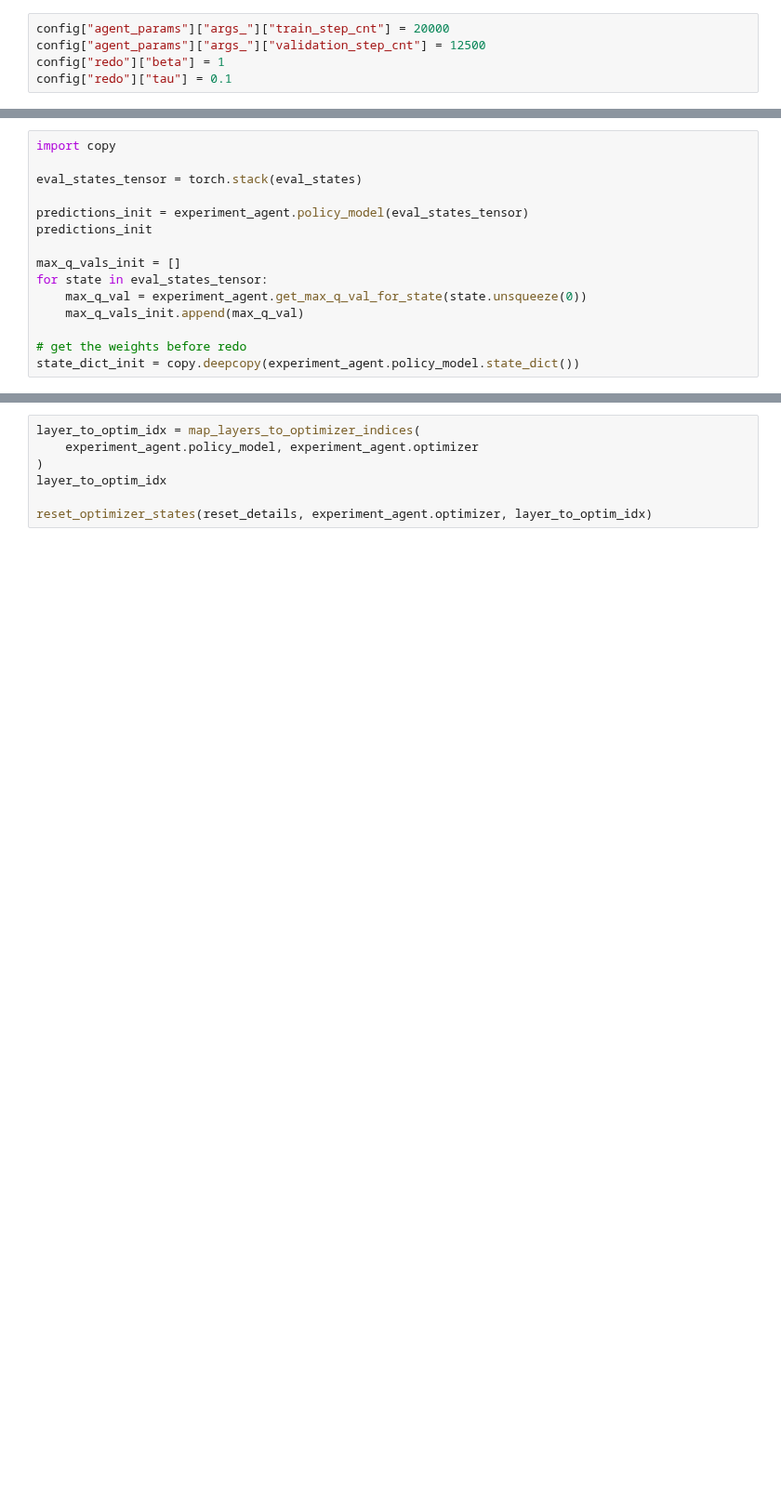
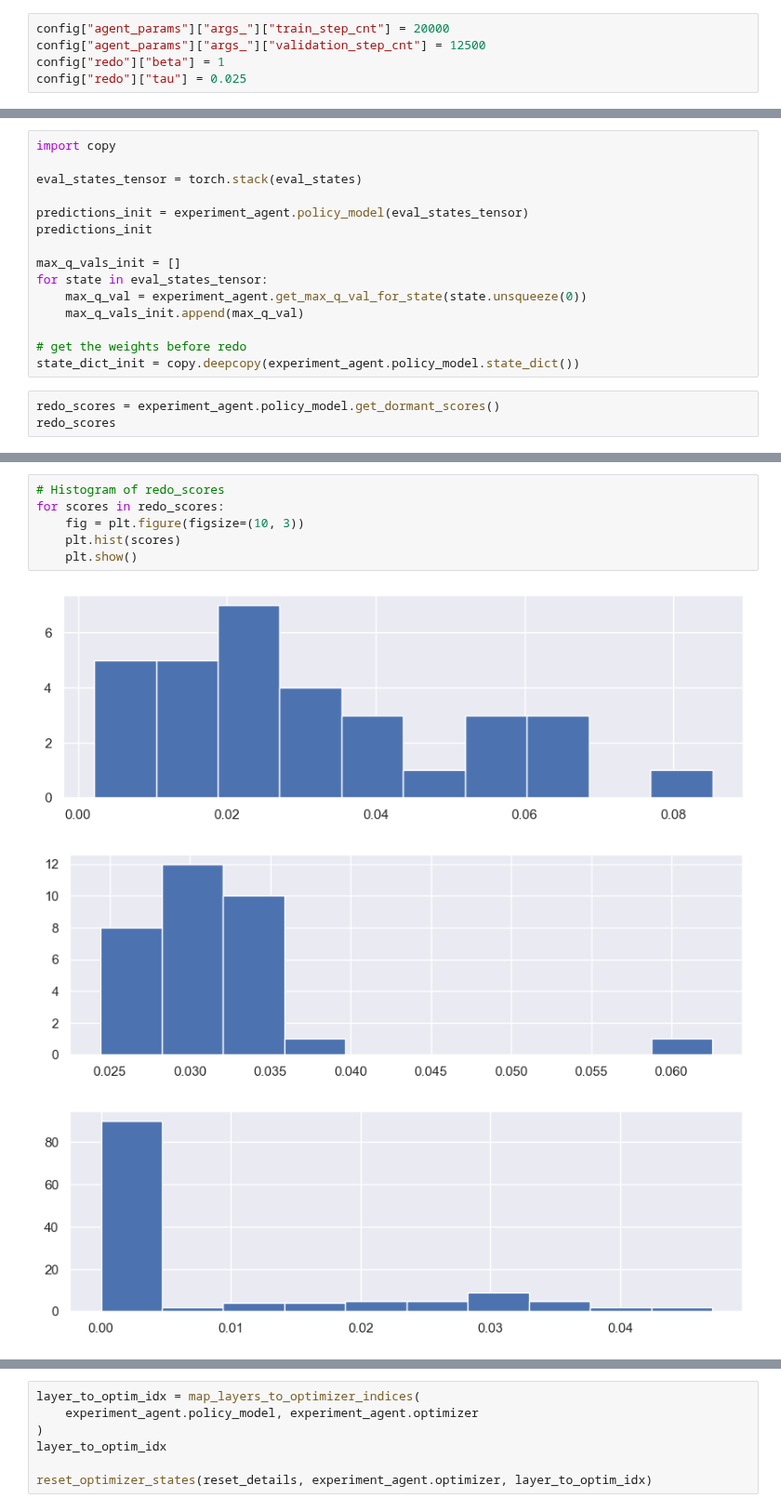
Before and after one commit to mariusdgm/minatar_work, a Jupyter notebook: notebooks/test_redo.ipynb, the cells around one changed output, grey strips where cells are left out. Shown at 93% size. Cells and saved outputs as stored; diff of their text form; blank space fills up the shorter version.

Commit message:
completed unit test for redo

```diff
--- a/notebooks/test_redo.ipynb
+++ b/notebooks/test_redo.ipynb
@@ -137,7 +137,7 @@ config
 config["agent_params"]["args_"]["train_step_cnt"] = 20000
 config["agent_params"]["args_"]["validation_step_cnt"] = 12500
 config["redo"]["beta"] = 1
-config["redo"]["tau"] = 0.1
+config["redo"]["tau"] = 0.025
 # %%
 env_name = config["environment"]
 
@@ -240,3 +240,6 @@ for state in eval_states_tensor:
 
 # get the weights before redo
 state_dict_init = copy.deepcopy(experiment_agent.policy_model.state_dict())
+# %%
+redo_scores = experiment_agent.policy_model.get_dormant_scores()
+redo_scores
@@ -243,3 +264,13 @@ state_dict_init = copy.deepcopy(experiment_agent.policy_model.state_dict())
+# %%
+# Histogram of redo_scores
+for scores in redo_scores:
+    fig = plt.figure(figsize=(10, 3))
+    plt.hist(scores)
+    plt.show()
+# %% [output]
+[figure, added]
+[figure, added]
+[figure, added]
 # %%
 # apply redo
 reset_details = experiment_agent.policy_model.apply_redo()
```
Also changed, not shown: parts of 11 cells of this notebook, 7 other files.
